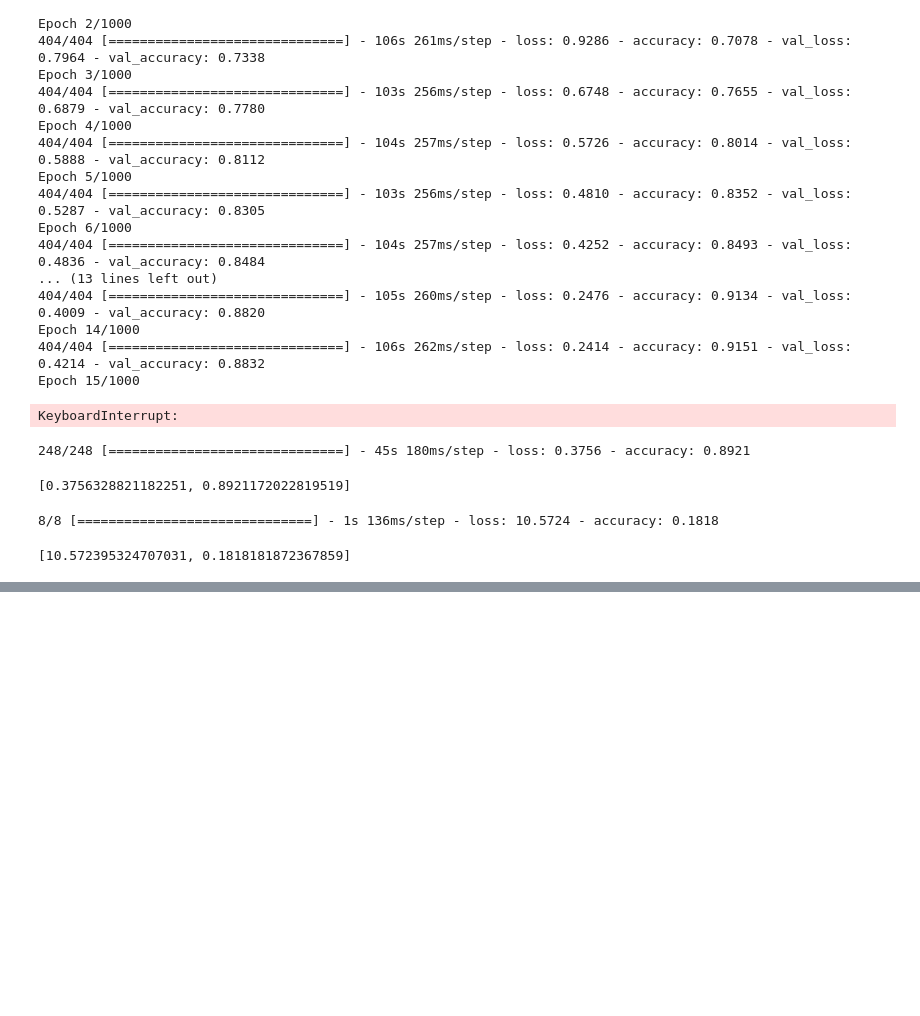
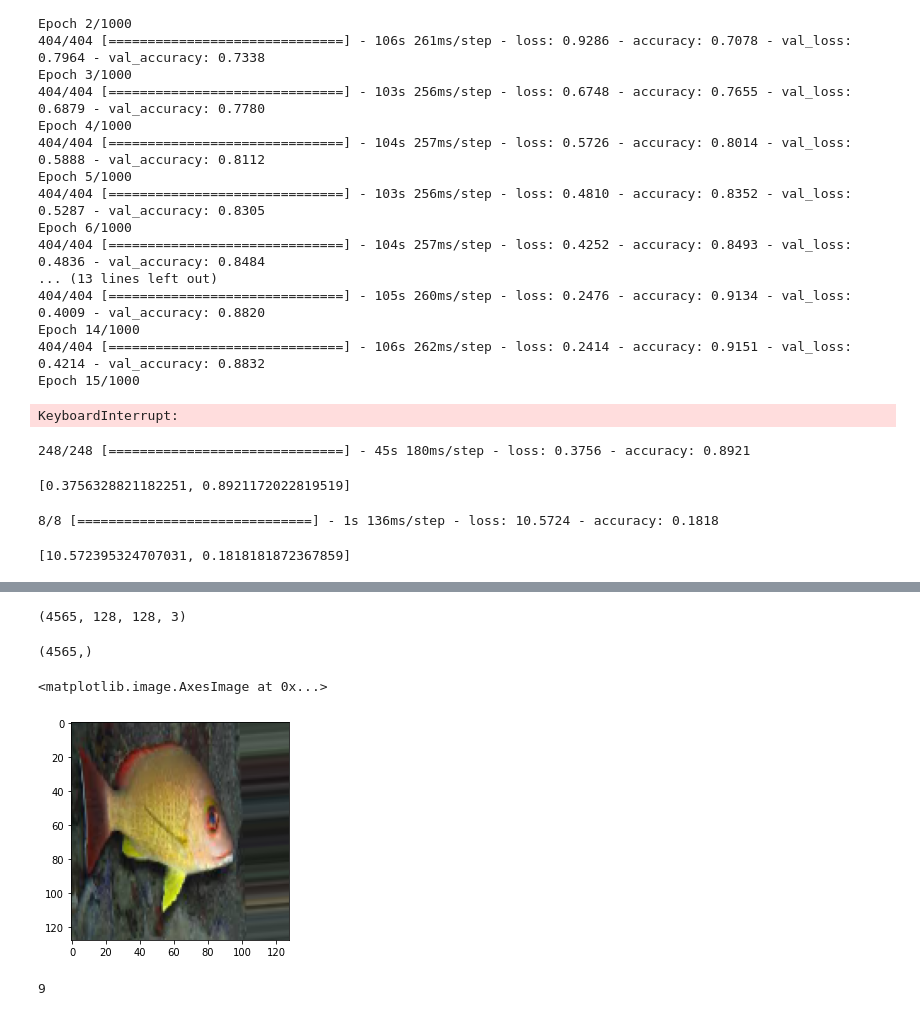
Before and after one commit to annemariemichaud/catchafish, a Jupyter notebook: notebooks/pechouc_notebook.ipynb, the cells around one changed output, grey strips where cells are left out. Drawn from its saved outputs; the diff is of its cells as text; code cells hidden in the pictures; blank space fills up the shorter version.

Commit message:
Adding research on data augmentation and logistic baseline

```diff
--- a/notebooks/pechouc_notebook.ipynb
+++ b/notebooks/pechouc_notebook.ipynb
@@ -207,0 +246,33 @@ model.evaluate(X_test_last, to_categorical(y_test_last))
+# %%
+if zca_whitening:
+    image_data_generator.fit(X_train)
+# %%
+extended_output = []
+for images in image_data_generator.flow(X_train, y_train, batch_size = batch_size):
+    extended_output.append(images)
+    if len(extended_output) == 5:
+        break
+# %%
+X_train = extended_output[0][0]
+y_train = extended_output[0][1]
+# %%
+for data_tuple in extended_output[1:]:
+    X_train = np.concatenate((X_train, data_tuple[0]), axis = 0)
+    y_train = np.concatenate((y_train, data_tuple[1]), axis = 0)
+# %%
+X_train.shape
+# %% [output]
+(4565, 128, 128, 3)
+# %%
+y_train.shape
+# %% [output]
+(4565,)
+# %%
+plt.imshow(X_train[3962])
+# %% [output]
+<matplotlib.image.AxesImage at 0x...>
+[figure, added]
+# %%
+y_train[3962]
+# %% [output]
+9
```
Also changed, not shown: parts of 13 cells of this notebook.
